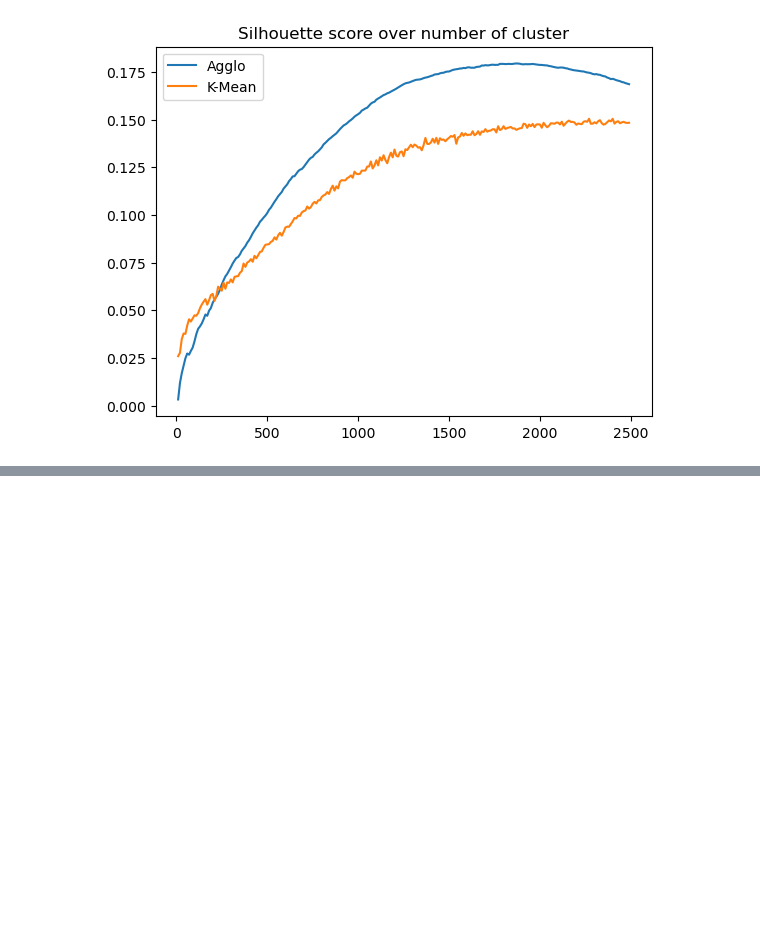
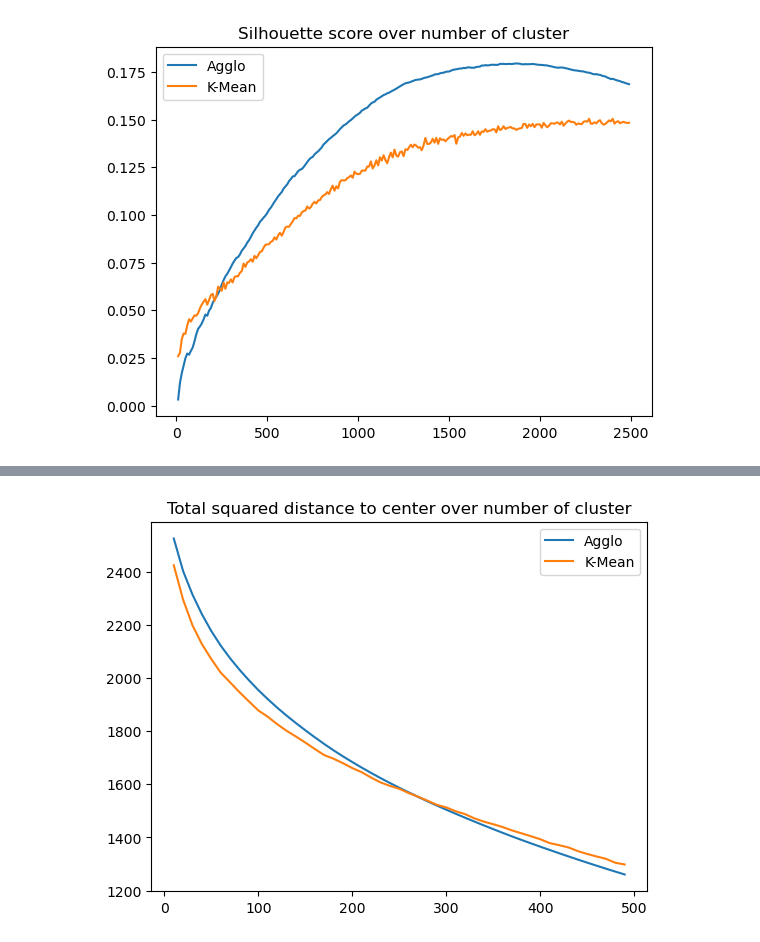
Before and after one commit to ancan203/BahnarOntologyMap, a Jupyter notebook: clustering_test.ipynb, the cells around one changed output, grey strips where cells are left out. Saved outputs shown, nothing was run; the diff lists cells and outputs as text; code cells hidden in the pictures; blank space fills up the shorter version.

Commit message:
extra documentation ?

```diff
--- a/clustering_test.ipynb
+++ b/clustering_test.ipynb
@@ -104,12 +122,0 @@ Save the results.
-# %%
-from umap import UMAP
-from sentence_transformers import SentenceTransformer
-from bertopic import BERTopic
-
-sentence_model = SentenceTransformer("multi-qa-MiniLM-L6-dot-v1")
-embeddings = sentence_model.encode(docs, show_progress_bar=False)
-topic_model = BERTopic(umap_model=UMAP(n_neighbors=15, n_components=5, min_dist=0.0, metric='euclidean'), embedding_model=sentence_model)
-topics, probs = topic_model.fit_transform(docs, embeddings)
-# %%
-topic_embeddings = topic_model.topic_embeddings_
-docs_embeddings = topic_model._extract_embeddings(docs)
@@ -420,0 +359,78 @@ plt.show()
+# %%
+import numpy as np
+from bertopic.dimensionality import BaseDimensionalityReduction
+from sentence_transformers import SentenceTransformer
+from bertopic import BERTopic
+from sklearn.cluster import KMeans, AgglomerativeClustering
+from sklearn.decomposition import PCA
+
+embedding_models = ["all-mpnet-base-v2"]
+
+
+#Topic representation not tested yet
+
+SEED = 100
+
+np.random.seed(SEED)
+
+sentence_model = SentenceTransformer("all-mpnet-base-v2")
+embeddings = sentence_model.encode(docs, show_progress_bar=False)
+pca_model = PCA(n_components=181)
+embeddings = pca_model.fit_transform(embeddings)
+
+total_squared_distances_for_each_try_agglo = []
+total_squared_distances_for_each_try_kmeans = []
+
+for n_cluster in range(10, 500, 10):
+    print(n_cluster)
+    clustering_method = AgglomerativeClustering(n_clusters=n_cluster)
+
+    topic_model = BERTopic(hdbscan_model=clustering_method,
+                           embedding_model=sentence_model,
+                           umap_model=BaseDimensionalityReduction())
+    topics, probs = topic_model.fit_transform(docs, embeddings)
+
+    topic_embeddings = topic_model.topic_embeddings_
+    docs_embeddings = embeddings
+
+    have_outliers = int(-1 in topics) #This will be 1 if there is an outlier topic, just to cope with how topic_model.topic_embeddings_ is
+
+    topics = np.array(topics)
+    valid_points_mask = (topics != -1)
+    valid_points = docs_embeddings[valid_points_mask]
+    valid_assignments = topics[valid_points_mask]
+    # Calculate the distances for each valid point to its assigned cluster center
+    distances = np.linalg.norm(valid_points - topic_embeddings[valid_assignments + have_outliers], axis=1)
+    total_squared_distances_for_each_try_agglo.append(np.dot(distances, distances))
+################################################################################################################################################
+    clustering_method = KMeans(n_clusters=n_cluster)
+
+    topic_model = BERTopic(hdbscan_model=clustering_method,
+                           embedding_model=sentence_model,
+                           umap_model=BaseDimensionalityReduction())
+    topics, probs = topic_model.fit_transform(docs, embeddings)
+
+    topic_embeddings = topic_model.topic_embeddings_ #for every topic there is one vector
+    docs_embeddings = embeddings
+
+    have_outliers = int(-1 in topics) #This will be 1 if there is an outlier topic, just to cope with how topic_model.topic_embeddings_ is
+
+    topics = np.array(topics)
+    valid_points_mask = (topics != -1) #leaving -1 out
+    valid_points = docs_embeddings[valid_points_mask]
+    valid_assignments = topics[valid_points_mask]
+    # Calculate the distances for each valid point to its assigned cluster center
+
+    distances = np.linalg.norm(valid_points - topic_embeddings[valid_assignments + have_outliers], axis=1)
+
+    total_squared_distances_for_each_try_kmeans.append(np.dot(distances, distances))
+
+
+import matplotlib.pyplot as plt
+
+plt.plot(range(10, 500, 10), total_squared_distances_for_each_try_agglo, label = "Agglo")
+plt.plot(range(10, 500, 10), total_squared_distances_for_each_try_kmeans, label = "K-Mean")
+plt.title("Total squared distance to center over number of cluster")
+plt.legend()
+plt.show()
+# %% [output]
@@ -420,0 +454 @@ plt.show()
+[figure, added]
```
Also changed, not shown: parts of 44 cells of this notebook.
